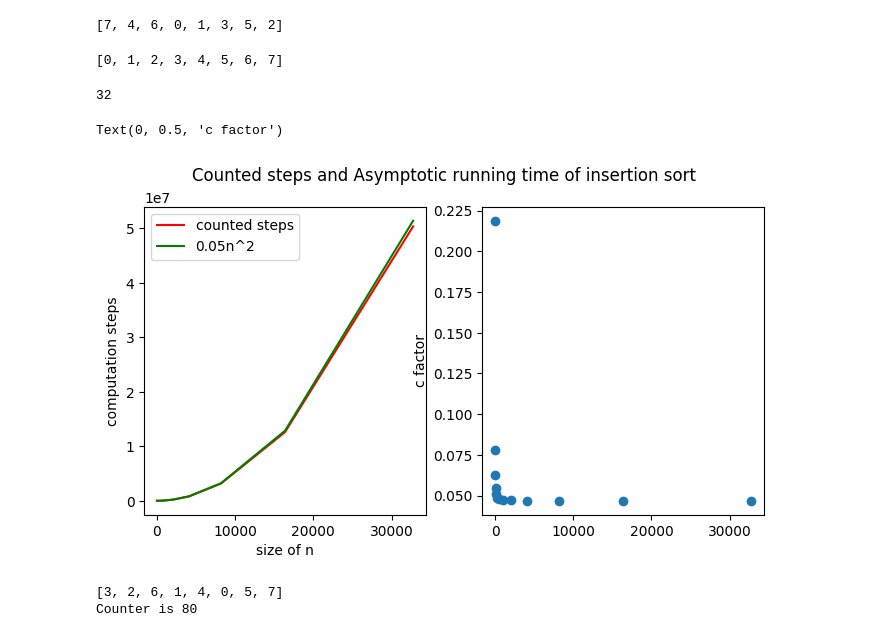
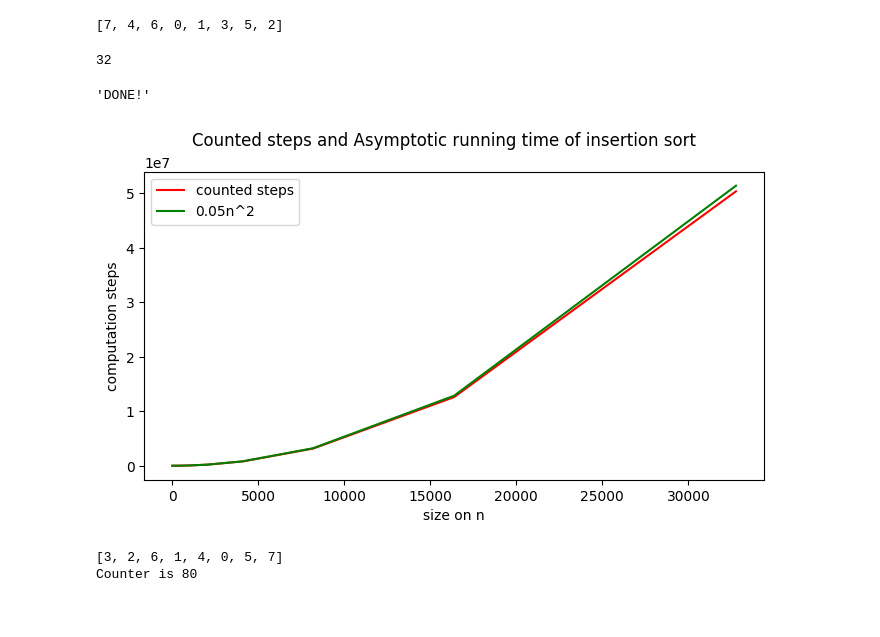
Before and after one commit to JesperSoberg/DAT600, a Jupyter notebook: 1lab/sorting.ipynb, the cells around one changed output. Cells and saved outputs as stored; diff of their text form; code cells hidden in the pictures.

```diff
--- a/1lab/sorting.ipynb
+++ b/1lab/sorting.ipynb
@@ -28,42 +16,3 @@ sortedList = insertionSort(unSortedList)
-# %%
-def mergeSort(array : list) -> list[int]:
-	if len(array) > 1:
-		middlePoint = int(len(array) / 2)
-
-		nArray1 = array[0:middlePoint]
-		nArray2 = array[middlePoint:]
-
-		nArray1 = mergeSort(nArray1)
-		nArray2 = mergeSort(nArray2)
-
-		output = merge(nArray1, nArray2)
-		return output
-	return array
-
-def merge(leftArray : list[int], rightArray : list[int]) -> list[int]:
-	output = list()
-	i = j = 0
-	while i < len(leftArray) and j < len(rightArray):
-
-		if leftArray[i] < rightArray[j]:
-			output.append(leftArray[i])
-			i += 1
-		else:
-			output.append(rightArray[j])
-			j += 1
-
-	for _ in range(i, len(leftArray)):
-		output.append(leftArray[_])
-
-	for _ in range(j, len(rightArray)):
-		output.append(rightArray[_])
-	return output
-
-unSortedList = createArray(8)
-sortedList = mergeSort(unSortedList)
-print(sortedList)
-# %% [output]
-[0, 1, 2, 3, 4, 5, 6, 7]
 # %%
 def insertionSortSteps(array : list) -> list[int] and int:
 	steps = 0
@@ -88,44 +37,42 @@ import matplotlib as mpl
 
 mpl.rcParams['figure.figsize'] = [8,4]
 
 from IPython.display import clear_output
-fig, ax = plt.subplots(1, 2)
+fig, ax = plt.subplots(1, 1)
 fig.suptitle('Counted steps and Asymptotic running time of insertion sort')
 
 array = createArray(4)
 points = 13
 x = []
 y = []
 ref = []
 c = []
 
 
 
 for i in range(0, points):
 	clear_output(wait=True)
 	sortedArray, steps = insertionSortSteps(array)
 	array = array * 2
 	x.append(len(array))
 	y.append(steps)
 	c.append(steps/len(array)**2)
 
 for v in x:
 	ref.append(v**2 * c[6])
 
 
 
-ax[0].plot(x, y, color="red", label="counted steps")
-ax[0].plot(x, ref, color="green", label= str(round(c[6],2)) + "n^2")
-ax[0].set_xlabel("size on n")
-ax[0].set_ylabel("computation steps")
-ax[0].legend()
+ax.plot(x, y, color="red", label="counted steps")
+ax.plot(x, ref, color="green", label= str(round(c[6],2)) + "n^2")
+ax.set_xlabel("size on n")
+ax.set_ylabel("computation steps")
+ax.legend()
 
-ax[1].scatter(x, c, label="approximation of c")
-ax[0].set_xlabel("size of n")
-ax[1].set_ylabel("c factor")
+"DONE!"
 # %% [output]
-Text(0, 0.5, 'c factor')
+'DONE!'
-[figure, old version]
+[figure, new version]
 # %%
 counter = 0
 def mergeSortSteps(array : list) -> list[int] and int:
```
Also changed, not shown: parts of 4 cells of this notebook, 1 other file.
